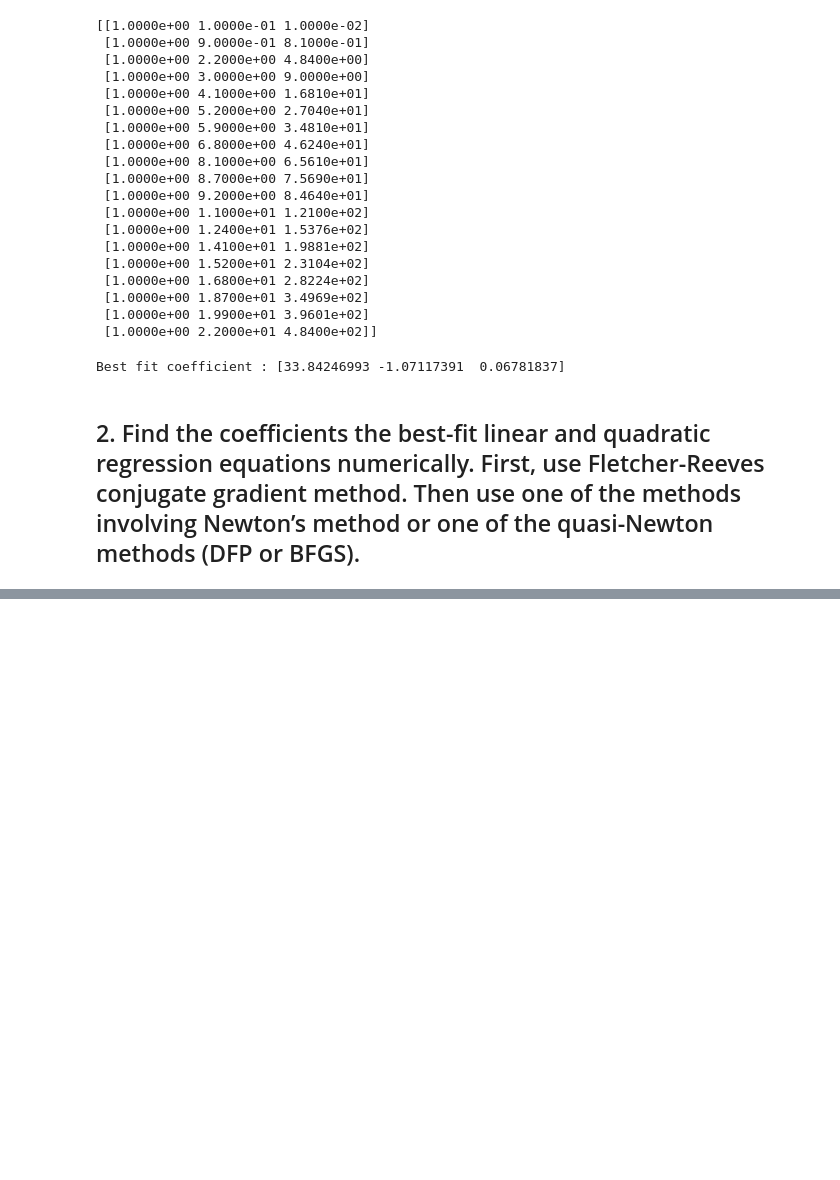
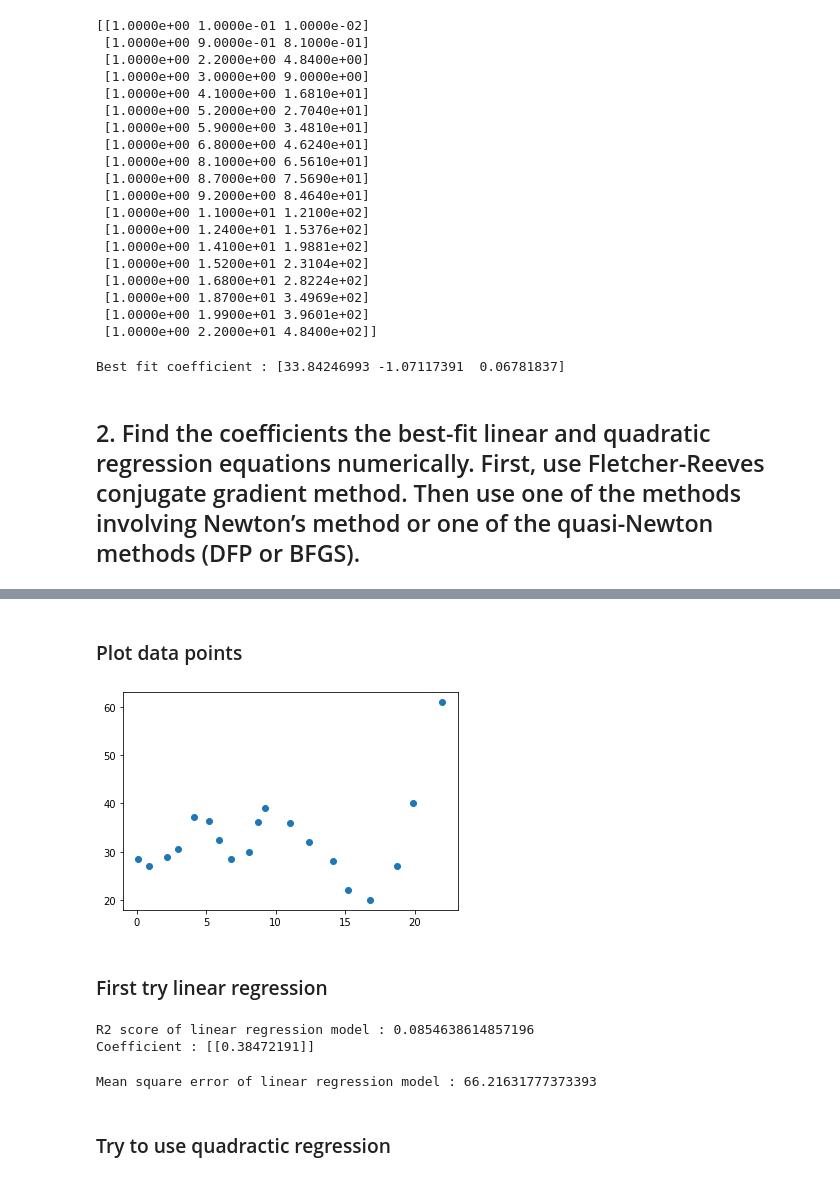
Before and after one commit to france5289/OptimizationDesign, a Jupyter notebook: Assignment3/hw3.ipynb, the cells around one changed output, grey strips where cells are left out. Cells and saved outputs as stored; diff of their text form; code cells hidden in the pictures; blank space fills up the shorter version.

Commit message:
finish problem3, problem 2 still can't figure out the solution

```diff
--- a/Assignment3/hw3.ipynb
+++ b/Assignment3/hw3.ipynb
@@ -94,0 +115,28 @@ Best fit coefficient : [33.84246993 -1.07117391  0.06781837]
+# %% [markdown]
+### Plot data points
+# %%
+import matplotlib.pyplot as plt
+plt.scatter(x, y)
+plt.show()
+# %% [output]
+[figure, added]
+# %% [markdown]
+### First try linear regression
+# %%
+from sklearn.linear_model import LinearRegression
+from sklearn.metrics import mean_squared_error
+X = x[:, np.newaxis]
+Y = y[:, np.newaxis]
+linear_reg = LinearRegression().fit(X, Y)
+print(f'R2 score of linear regression model : {linear_reg.score(X, Y)}')
+print(f'Coefficient : {linear_reg.coef_}')
+# %% [output]
+R2 score of linear regression model : 0.0854638614857196
+Coefficient : [[0.38472191]]
+# %%
+y_pred = linear_reg.predict(X)
+print(f'Mean square error of linear regression model : {mean_squared_error(y, y_pred)}')
+# %% [output]
+Mean square error of linear regression model : 66.21631777373393
+# %% [markdown]
+### Try to use quadractic regression
```
Also changed, not shown: parts of 9 cells of this notebook.
